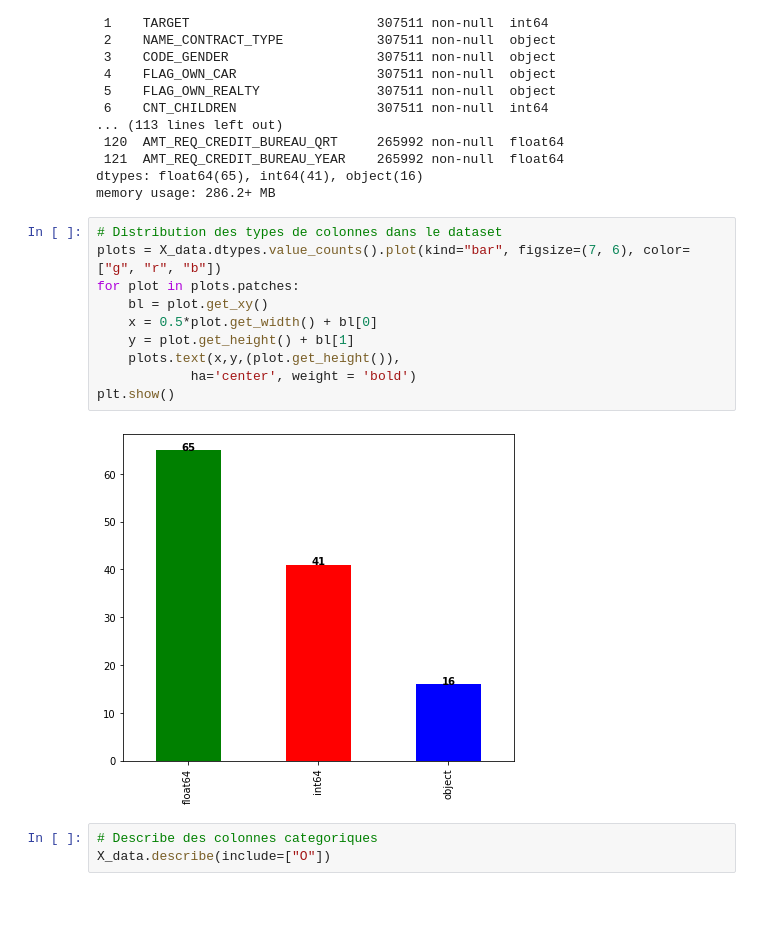
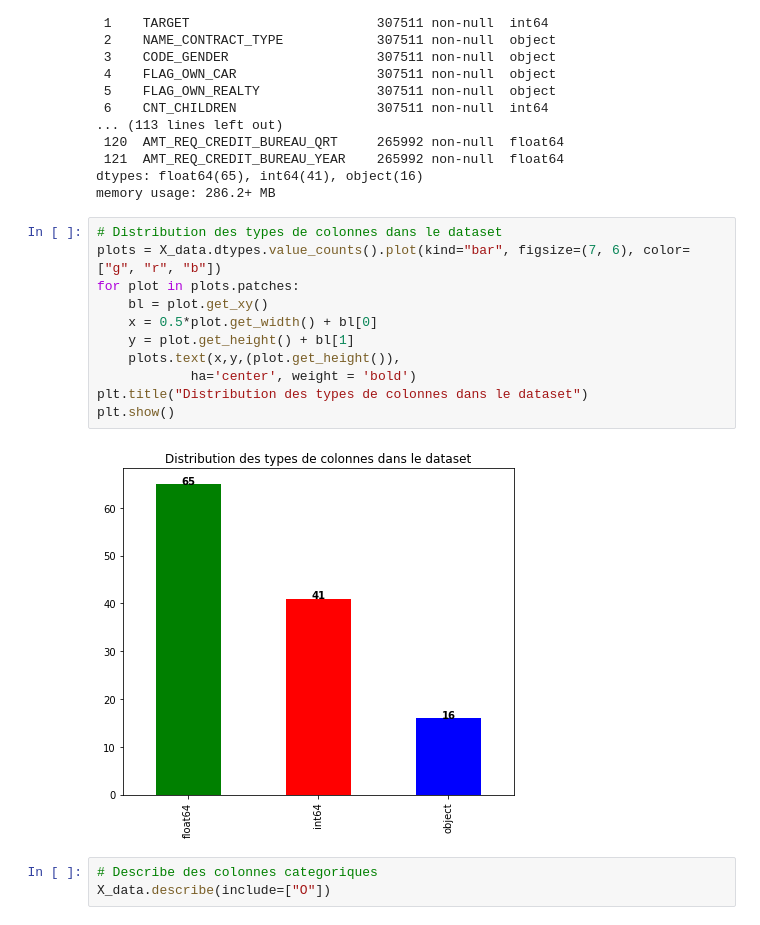
Before and after one commit to kardaoui/Projet-7_v2, a Jupyter notebook: NOTEBOOK/cleaning_0.ipynb, the cells around one changed output. Cells and saved outputs as stored; diff of their text form.

```diff
--- a/NOTEBOOK/cleaning_0.ipynb
+++ b/NOTEBOOK/cleaning_0.ipynb
@@ -67,15 +67,16 @@ memory usage: 286.2+ MB
 # %%
 # Distribution des types de colonnes dans le dataset
 plots = X_data.dtypes.value_counts().plot(kind="bar", figsize=(7, 6), color=["g", "r", "b"])
 for plot in plots.patches:
     bl = plot.get_xy()
     x = 0.5*plot.get_width() + bl[0]
     y = plot.get_height() + bl[1]
     plots.text(x,y,(plot.get_height()),
             ha='center', weight = 'bold')
+plt.title("Distribution des types de colonnes dans le dataset")
 plt.show()
 # %% [output]
-[figure, old version]
+[figure, new version]
 # %%
 # Describe des colonnes categoriques
 X_data.describe(include=["O"])
```
Also changed, not shown: parts of 10 cells of this notebook.
